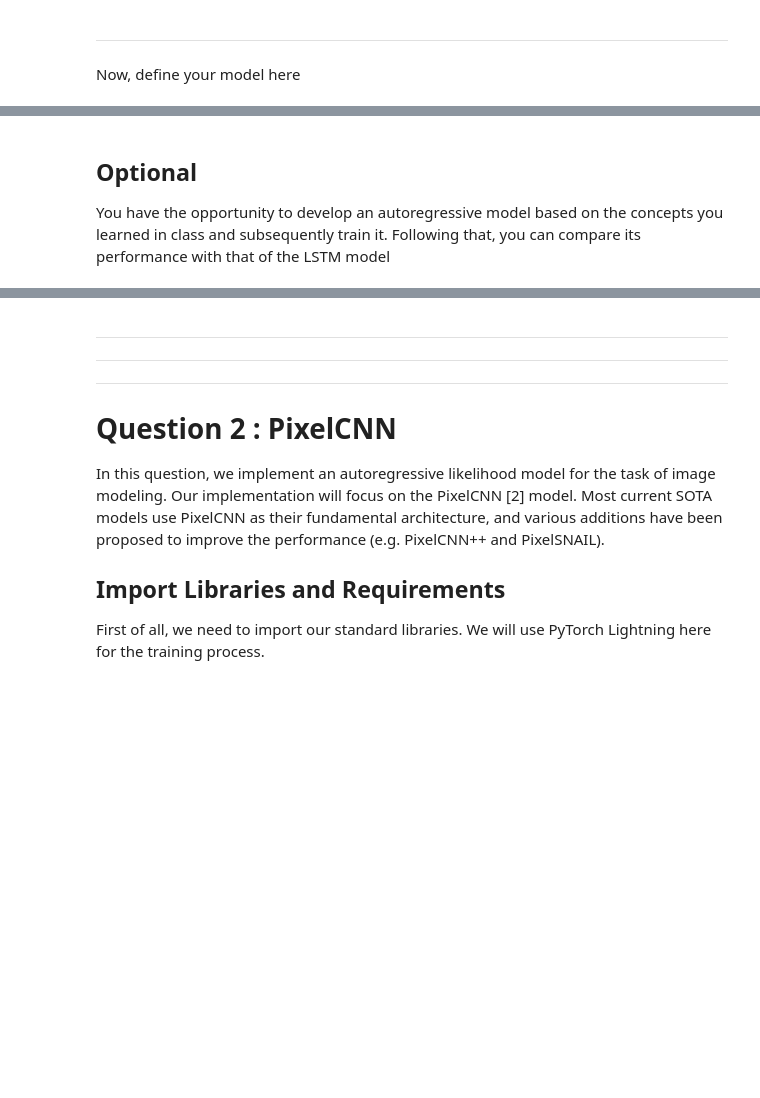
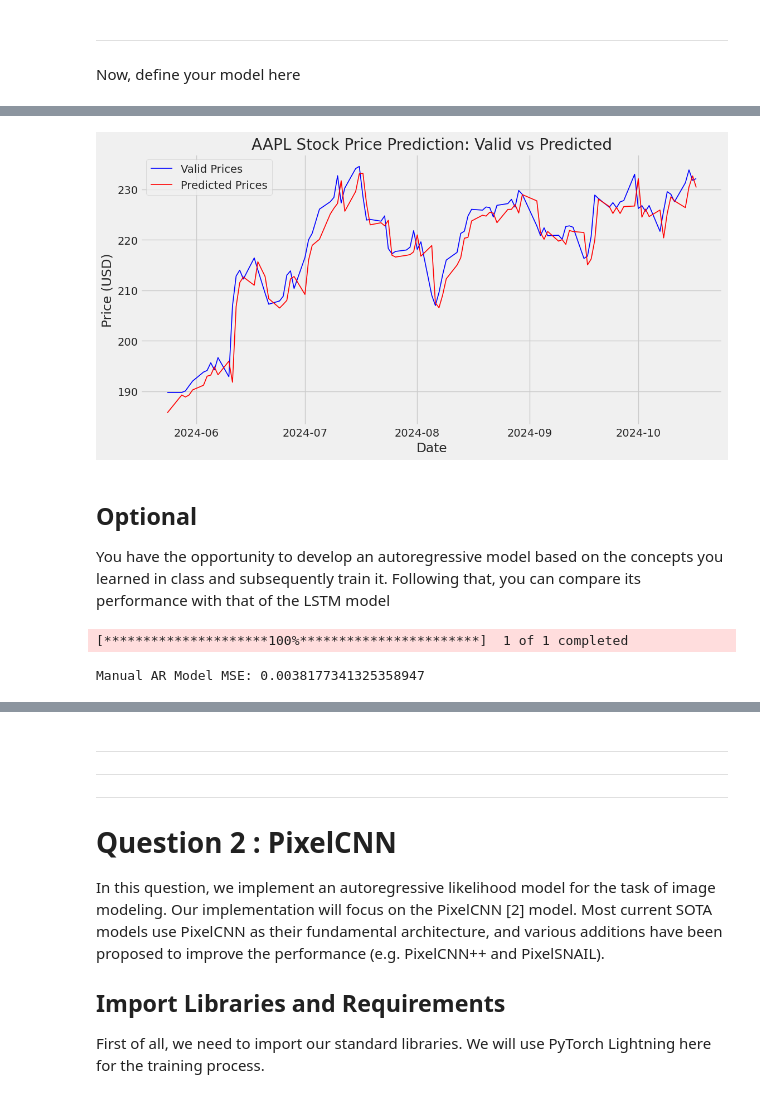
Before and after one commit to MohammadParsaTheFirst/Deep-generative-models-course, a Jupyter notebook: CHW1/DGM_HW1.ipynb, the cells around one changed output, grey strips where cells are left out. Saved outputs shown, nothing was run; the diff lists cells and outputs as text; code cells hidden in the pictures; blank space fills up the shorter version.

```diff
--- a/CHW1/DGM_HW1.ipynb
+++ b/CHW1/DGM_HW1.ipynb
@@ -746,3 +755,26 @@ AttributeError: 'int' object has no attribute 'size'
+# %%
+# Show the valid and predicted prices
+
+# Plot the valid (true) and predicted prices for the test set
+plt.figure(figsize=(12, 6))
+
+# Plot true (valid) prices
+plt.plot(stock_data.index[-test_size+look_back:], true_values_rescaled, label='Valid Prices', color='blue', linewidth=1.2)
+
+# Plot predicted prices
+plt.plot(stock_data.index[-test_size+look_back:], predictions_rescaled, label='Predicted Prices', color='red', linewidth=1.2)
+
+# Customize the plot
+plt.title(f"{sym} Stock Price Prediction: Valid vs Predicted")
+plt.xlabel('Date')
+plt.ylabel('Price (USD)')
+plt.legend()
+plt.grid(True)
+
+# Show the plot
+plt.show()
+# %% [output]
+[figure, added]
 # %% [markdown]
 ## Optional
 You have the opportunity to develop an autoregressive model based on the concepts you learned in class and subsequently train it. Following that, you can compare its performance with that of the LSTM model
@@ -750,0 +781,46 @@ You have the opportunity to develop an autoregressive model based on the concept
+# %%
+#### Bonus ####
+import yfinance as yf
+import numpy as np
+import pandas as pd
+from sklearn.metrics import mean_squared_error
+# Download stock data from yfinance
+data = yf.download("AAPL", start="2015-01-01", end="2023-01-01")
+prices = data['Close'].values  # Using the 'Close' prices for AR model
+# %% [output]
+[*********************100%***********************]  1 of 1 completed
+# %%
+# Normalize data for better performance (Optional)
+normalized_prices = (prices - np.mean(prices)) / np.std(prices)
+
+# Train-Test Split (80% train, 20% test)
+train_size = int(len(normalized_prices) * 0.8)
+train, test = normalized_prices[:train_size], normalized_prices[train_size:]
+
+# Function to create lagged data for AR model
+def create_lagged_data(series, lags):
+    X, y = [], []
+    for i in range(lags, len(series)):
+        X.append(series[i-lags:i])
+        y.append(series[i])
+    return np.array(X), np.array(y)
+
+# Predict function using learned coefficients
+def predict_ar(X, phi):
+    return X @ phi
+
+# Create lagged data with p lags
+p = 5  # You can tune the number of lags
+X_train, y_train = create_lagged_data(train, p)
+
+# Solve for AR coefficients (using Normal Equation for OLS)
+phi = np.linalg.inv(X_train.T @ X_train) @ (X_train.T @ y_train)
+# Make predictions on the test set
+X_test, y_test = create_lagged_data(test, p)
+ar_predictions = predict_ar(X_test, phi)
+
+# Calculate the Mean Squared Error
+ar_mse = mean_squared_error(y_test, ar_predictions)
+print(f'Manual AR Model MSE: {ar_mse}')
+# %% [output]
+Manual AR Model MSE: 0.0038177341325358947
```
Also changed, not shown: parts of 32 cells of this notebook.
